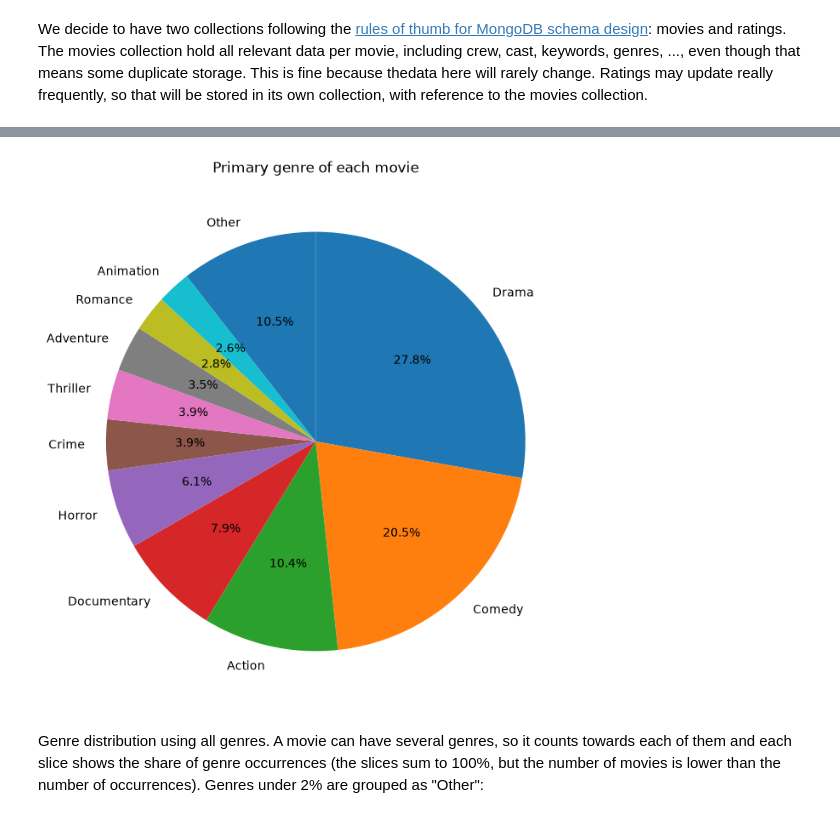
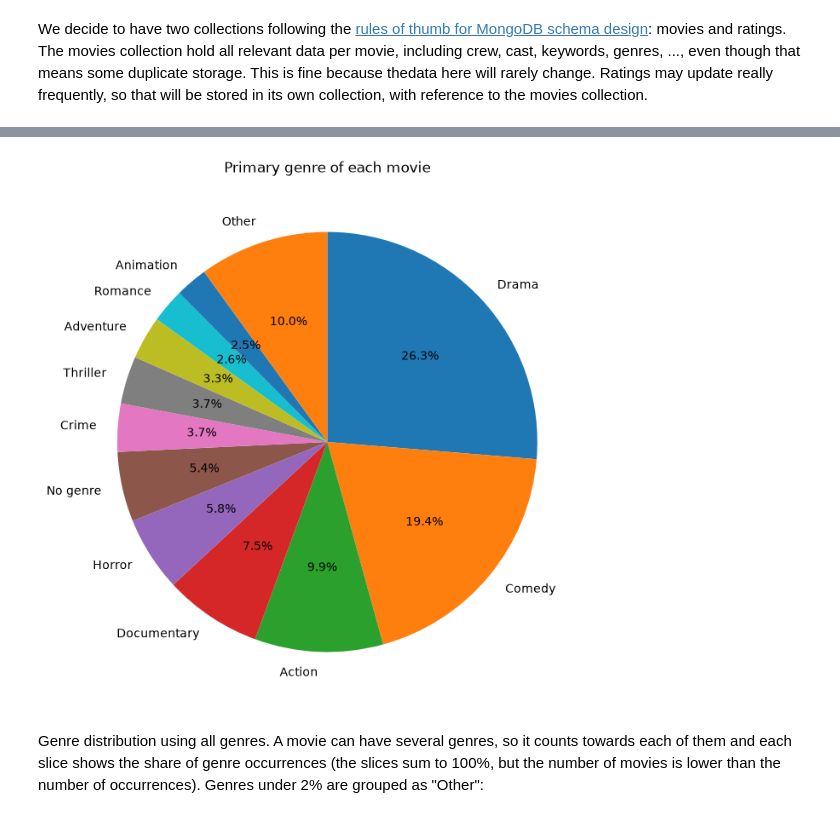
Before and after one commit to runarmod/TDT4225-ex3, a Jupyter notebook: src/tdt4225_ex3/eda.ipynb, the cells around one changed output, grey strips where cells are left out. Cells and saved outputs as stored; diff of their text form; code cells hidden in the pictures.

Commit message:
add no genre to pie chart

```diff
--- a/src/tdt4225_ex3/eda.ipynb
+++ b/src/tdt4225_ex3/eda.ipynb
@@ -357,26 +357,30 @@ pprint(next(m for m in movies if m["title"] == "Interstellar"))
 # %%
 import matplotlib.pyplot as plt
 
 genre_counts = (
-    pl.Series("genre", [m["genres"][0]["name"] for m in movies if m["genres"]])
+    pl.Series(
+        "genre",
+        [m["genres"][0]["name"] for m in movies if m["genres"]]
+        + ["No genre"] * sum(1 for m in movies if not m["genres"]),
+    )
     .value_counts(sort=True)
     .with_columns(share=pl.col("count") / pl.col("count").sum())
 )
 big = genre_counts.filter(pl.col("share") >= 0.02)
 other = genre_counts.filter(pl.col("share") < 0.02)["count"].sum()
 
 fig, ax = plt.subplots(figsize=(8, 8))
 ax.pie(
     [*big["count"], other],
     labels=[*big["genre"], "Other"],
     autopct="%1.1f%%",
     startangle=90,
     counterclock=False,
 )
 ax.set_title("Primary genre of each movie")
 plt.show()
 # %% [output]
-[figure, old version]
+[figure, new version]
 # %% [markdown]
 Genre distribution using all genres. A movie can have several genres, so it counts towards each of them and each slice shows the share of genre occurrences (the slices sum to 100%, but the number of movies is lower than the number of occurrences). Genres under 2% are grouped as "Other":
 # %%
```
